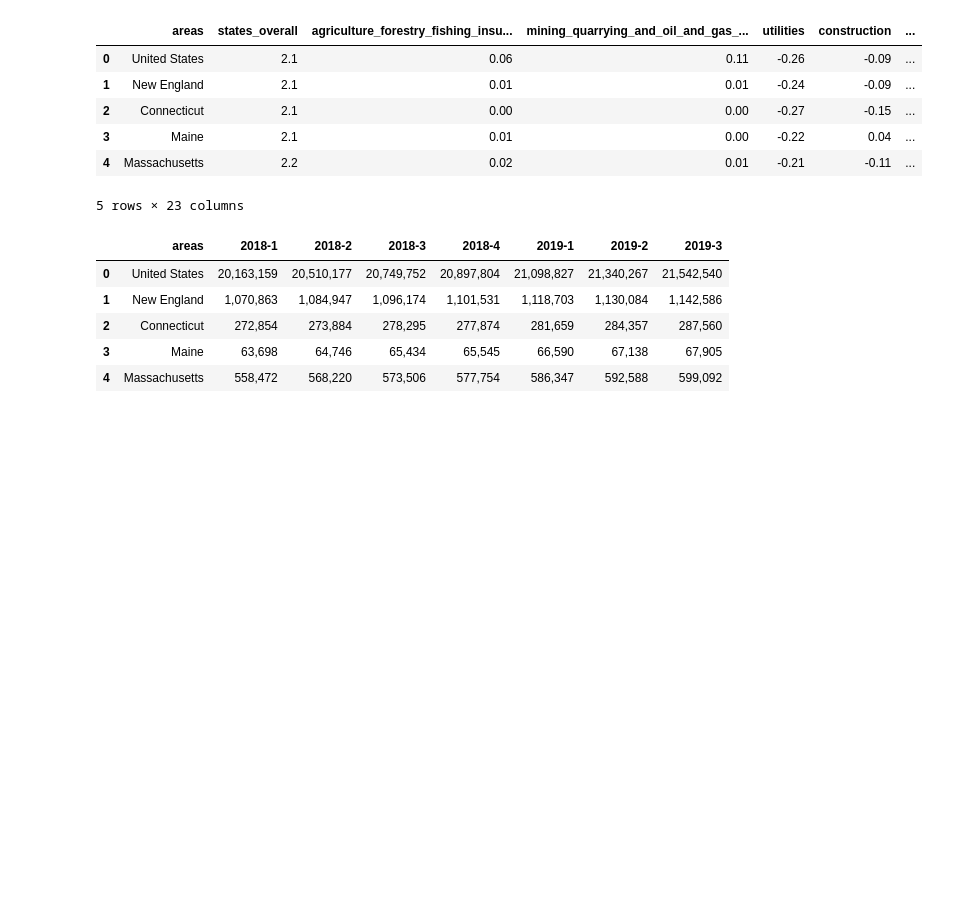
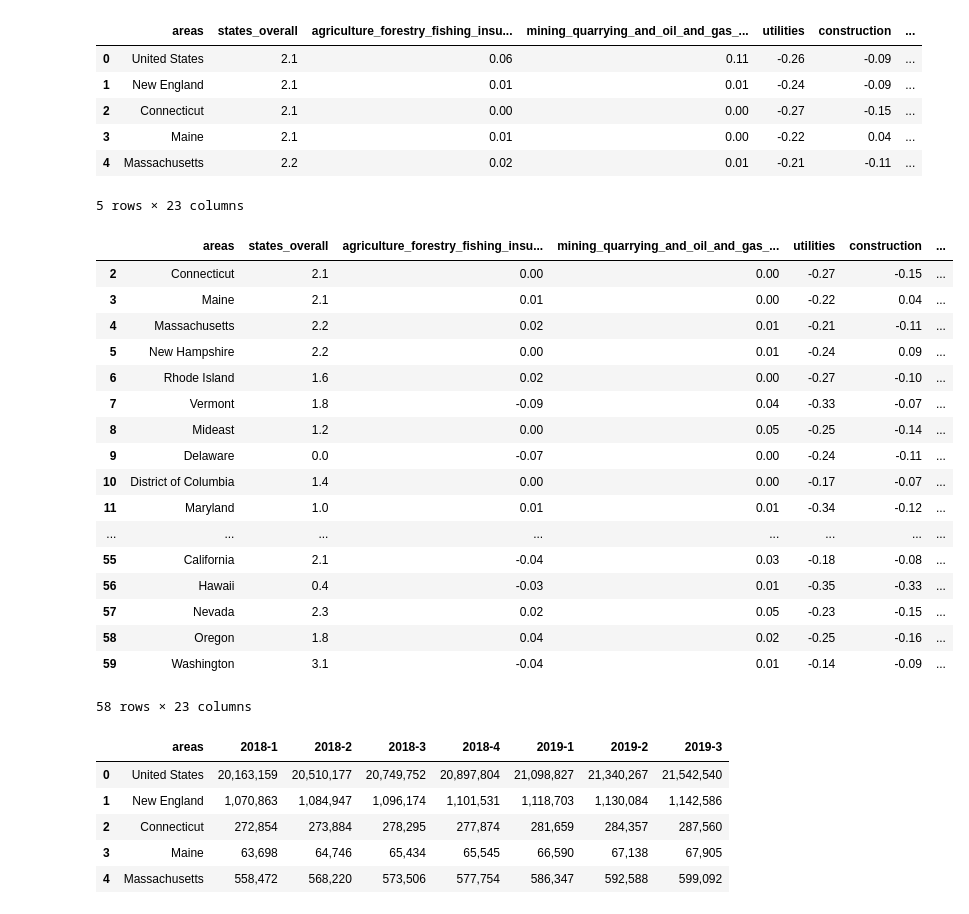
Before and after one commit to xcao38/covid19_analysis, a Jupyter notebook: data_preparing.ipynb, the cells around one changed output. Drawn from its saved outputs; the diff is of its cells as text; code cells hidden in the pictures; blank space fills up the shorter version.

```diff
--- a/data_preparing.ipynb
+++ b/data_preparing.ipynb
@@ -235,6 +235,27 @@ gdp_by_state_by_inds.head()
 | 3 | Maine | 2.1 | 0.01 | 0.00 | -0.22 | 0.04 | ... |
 | 4 | Massachusetts | 2.2 | 0.02 | 0.01 | -0.21 | -0.11 | ... |
 5 rows × 23 columns
+# %%
+gdp_by_state_by_inds[]
+# %% [output]
+|  | areas | states_overall | agriculture_forestry_fishing_insu... | mining_quarrying_and_oil_and_gas_... | utilities | construction | ... |
+| 2 | Connecticut | 2.1 | 0.00 | 0.00 | -0.27 | -0.15 | ... |
+| 3 | Maine | 2.1 | 0.01 | 0.00 | -0.22 | 0.04 | ... |
+| 4 | Massachusetts | 2.2 | 0.02 | 0.01 | -0.21 | -0.11 | ... |
+| 5 | New Hampshire | 2.2 | 0.00 | 0.01 | -0.24 | 0.09 | ... |
+| 6 | Rhode Island | 1.6 | 0.02 | 0.00 | -0.27 | -0.10 | ... |
+| 7 | Vermont | 1.8 | -0.09 | 0.04 | -0.33 | -0.07 | ... |
+| 8 | Mideast | 1.2 | 0.00 | 0.05 | -0.25 | -0.14 | ... |
+| 9 | Delaware | 0.0 | -0.07 | 0.00 | -0.24 | -0.11 | ... |
+| 10 | District of Columbia | 1.4 | 0.00 | 0.00 | -0.17 | -0.07 | ... |
+| 11 | Maryland | 1.0 | 0.01 | 0.01 | -0.34 | -0.12 | ... |
+| ... | ... | ... | ... | ... | ... | ... | ... |
+| 55 | California | 2.1 | -0.04 | 0.03 | -0.18 | -0.08 | ... |
+| 56 | Hawaii | 0.4 | -0.03 | 0.01 | -0.35 | -0.33 | ... |
+| 57 | Nevada | 2.3 | 0.02 | 0.05 | -0.23 | -0.15 | ... |
+| 58 | Oregon | 1.8 | 0.04 | 0.02 | -0.25 | -0.16 | ... |
+| 59 | Washington | 3.1 | -0.04 | 0.01 | -0.14 | -0.09 | ... |
+58 rows × 23 columns
 # %%
 def get_gdp_by_states(data_dir):
     gdp_df = tabula.read_pdf(data_dir, pages = 7)
```
Also changed, not shown: 2 other files.
